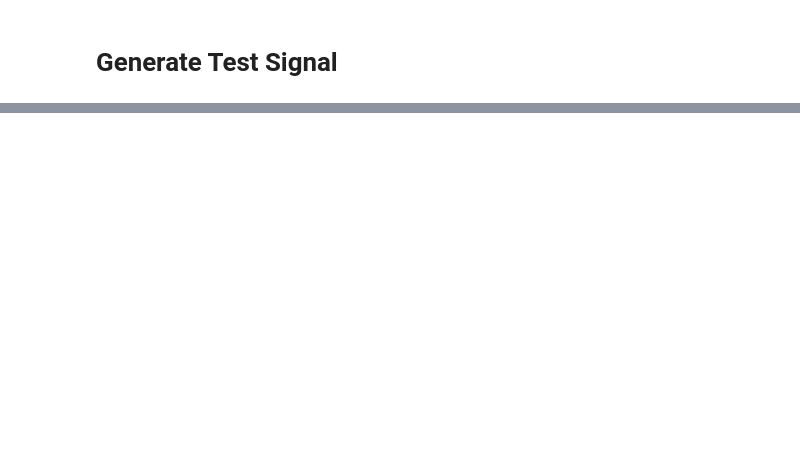
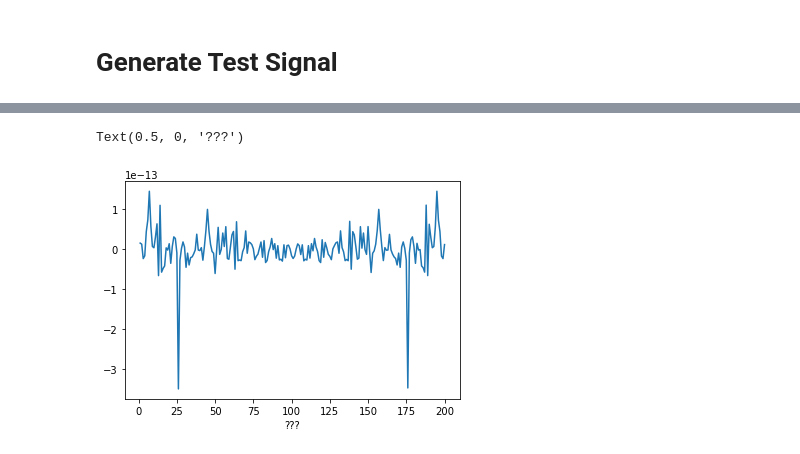
Before and after one commit to skuhn002/eeg-research, a Jupyter notebook: workspace1.ipynb, the cells around one changed output, grey strips where cells are left out. Saved outputs shown, nothing was run; the diff lists cells and outputs as text; code cells hidden in the pictures; blank space fills up the shorter version.

```diff
--- a/workspace1.ipynb
+++ b/workspace1.ipynb
@@ -111,0 +150,11 @@ Plotting Test Signal
+# %%
+fft = np.fft.fft(Y1)
+# %%
+X = np.linspace(1, np.size(Y1), np.size(Y1))
+Y = fft
+
+plt.plot(X, Y)
+plt.xlabel("???")
+# %% [output]
+Text(0.5, 0, '???')
+[figure, added]
```
Also changed, not shown: parts of 13 cells of this notebook.
